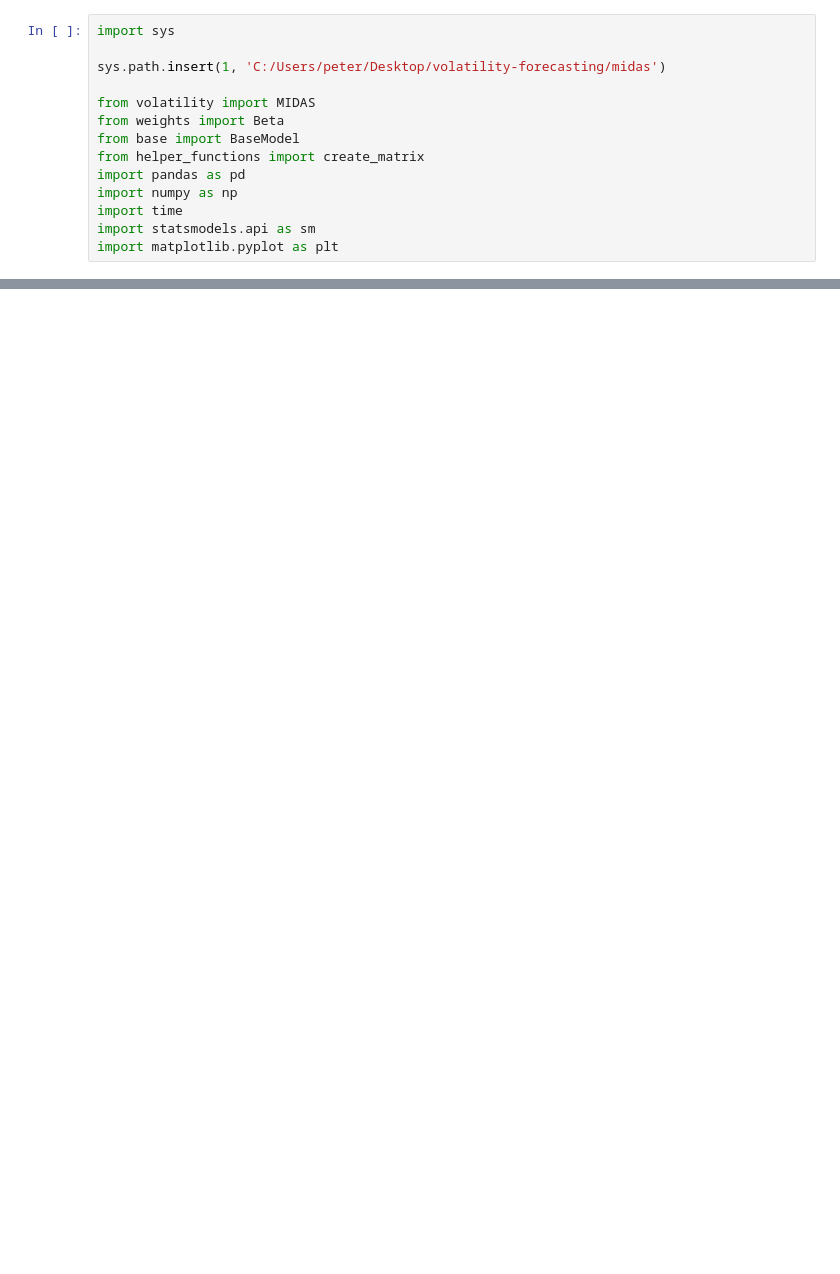
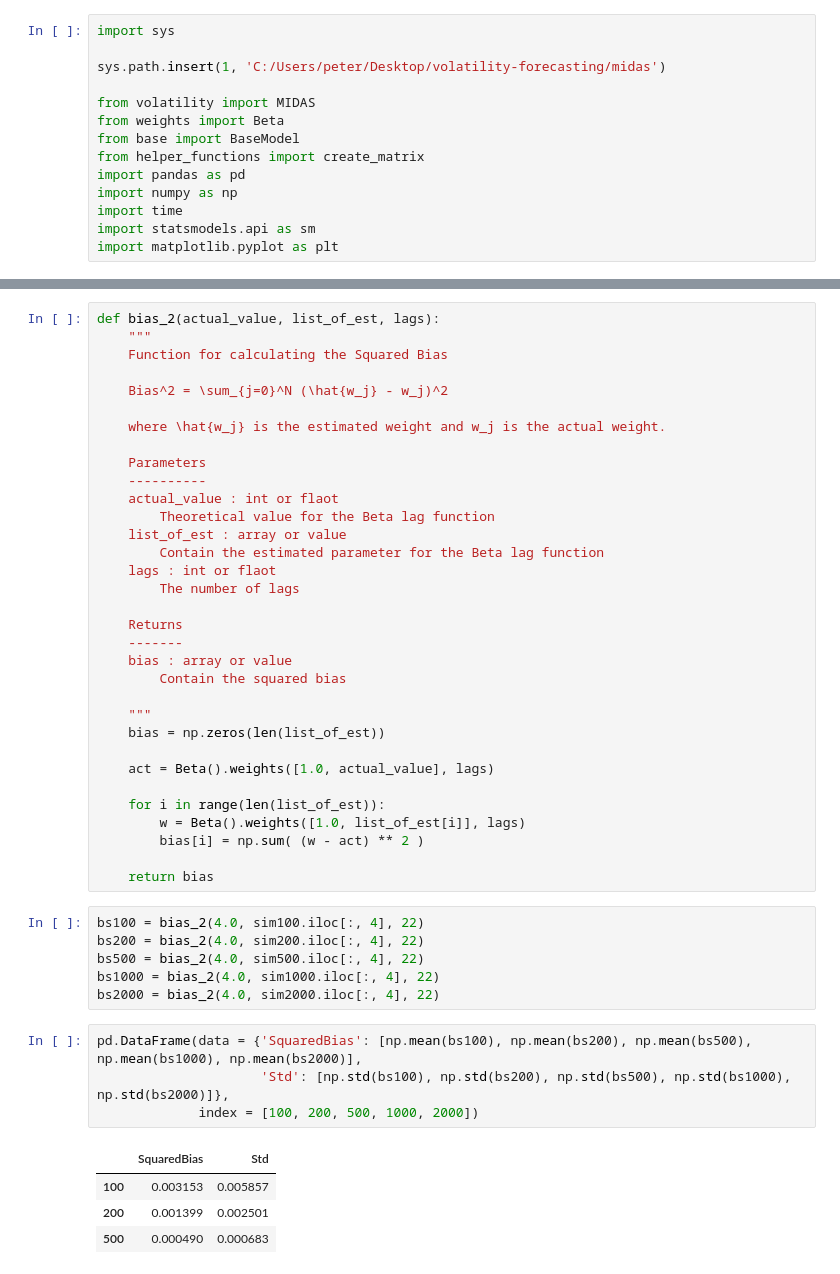
Before and after one commit to NemesiP/volatility-forecasting, a Jupyter notebook: Examples/MIDAS_sim_v2.ipynb, the cells around one changed output, grey strips where cells are left out. Saved outputs shown, nothing was run; the diff lists cells and outputs as text; blank space fills up the shorter version.

```diff
--- a/Examples/MIDAS_sim_v2.ipynb
+++ b/Examples/MIDAS_sim_v2.ipynb
@@ -132,0 +172,48 @@ plt.show()
+# %%
+def bias_2(actual_value, list_of_est, lags):
+    """
+    Function for calculating the Squared Bias
+
+    Bias^2 = \sum_{j=0}^N (\hat{w_j} - w_j)^2
+
+    where \hat{w_j} is the estimated weight and w_j is the actual weight.
+
+    Parameters
+    ----------
+    actual_value : int or flaot
+        Theoretical value for the Beta lag function
+    list_of_est : array or value
+        Contain the estimated parameter for the Beta lag function
+    lags : int or flaot
+        The number of lags
+
+    Returns
+    -------
+    bias : array or value
+        Contain the squared bias
+
+    """
+    bias = np.zeros(len(list_of_est))
+
+    act = Beta().weights([1.0, actual_value], lags)
+
+    for i in range(len(list_of_est)):
+        w = Beta().weights([1.0, list_of_est[i]], lags)
+        bias[i] = np.sum( (w - act) ** 2 )
+
+    return bias
+# %%
+bs100 = bias_2(4.0, sim100.iloc[:, 4], 22)
+bs200 = bias_2(4.0, sim200.iloc[:, 4], 22)
+bs500 = bias_2(4.0, sim500.iloc[:, 4], 22)
+bs1000 = bias_2(4.0, sim1000.iloc[:, 4], 22)
+bs2000 = bias_2(4.0, sim2000.iloc[:, 4], 22)
+# %%
+pd.DataFrame(data = {'SquaredBias': [np.mean(bs100), np.mean(bs200), np.mean(bs500), np.mean(bs1000), np.mean(bs2000)],
+                     'Std': [np.std(bs100), np.std(bs200), np.std(bs500), np.std(bs1000), np.std(bs2000)]},
+             index = [100, 200, 500, 1000, 2000])
+# %% [output]
+|  | SquaredBias | Std |
+| 100 | 0.003153 | 0.005857 |
+| 200 | 0.001399 | 0.002501 |
+| 500 | 0.000490 | 0.000683 |
```
Also changed, not shown: parts of 5 cells of this notebook.
